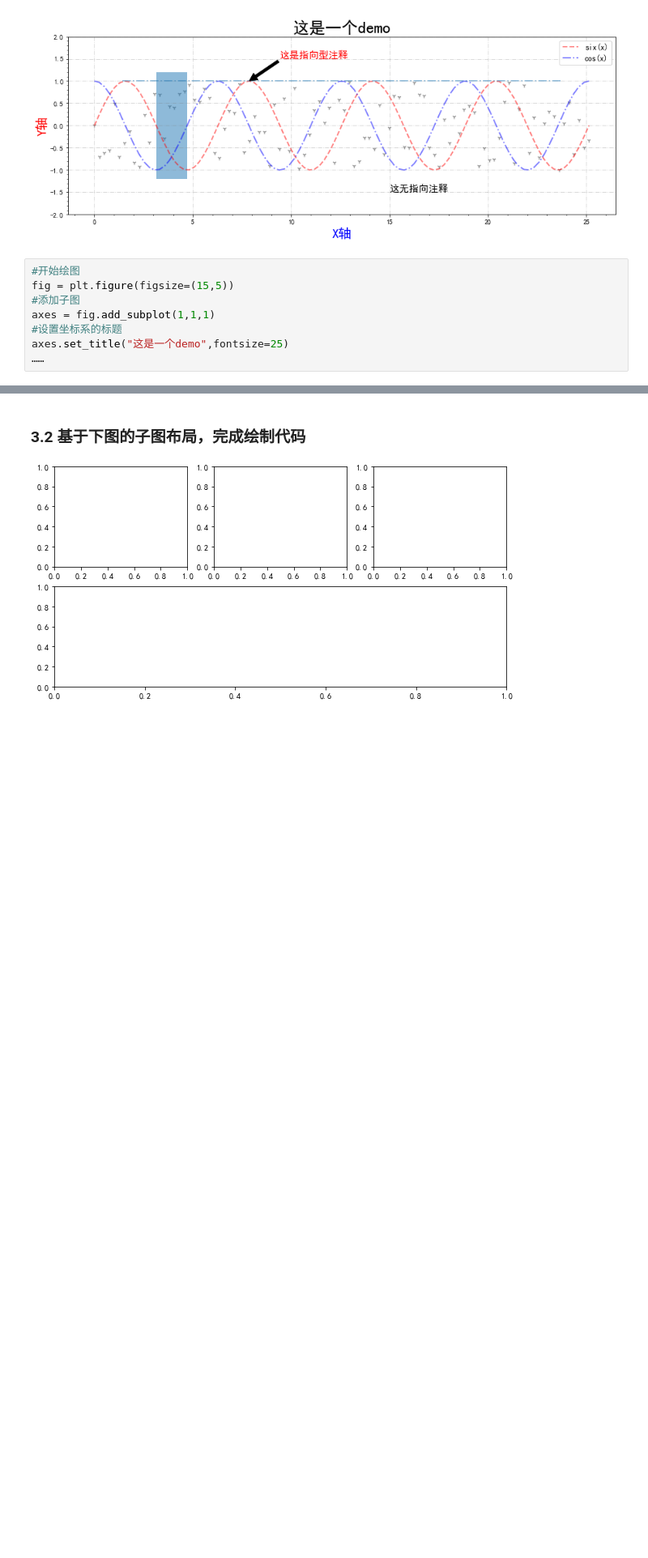
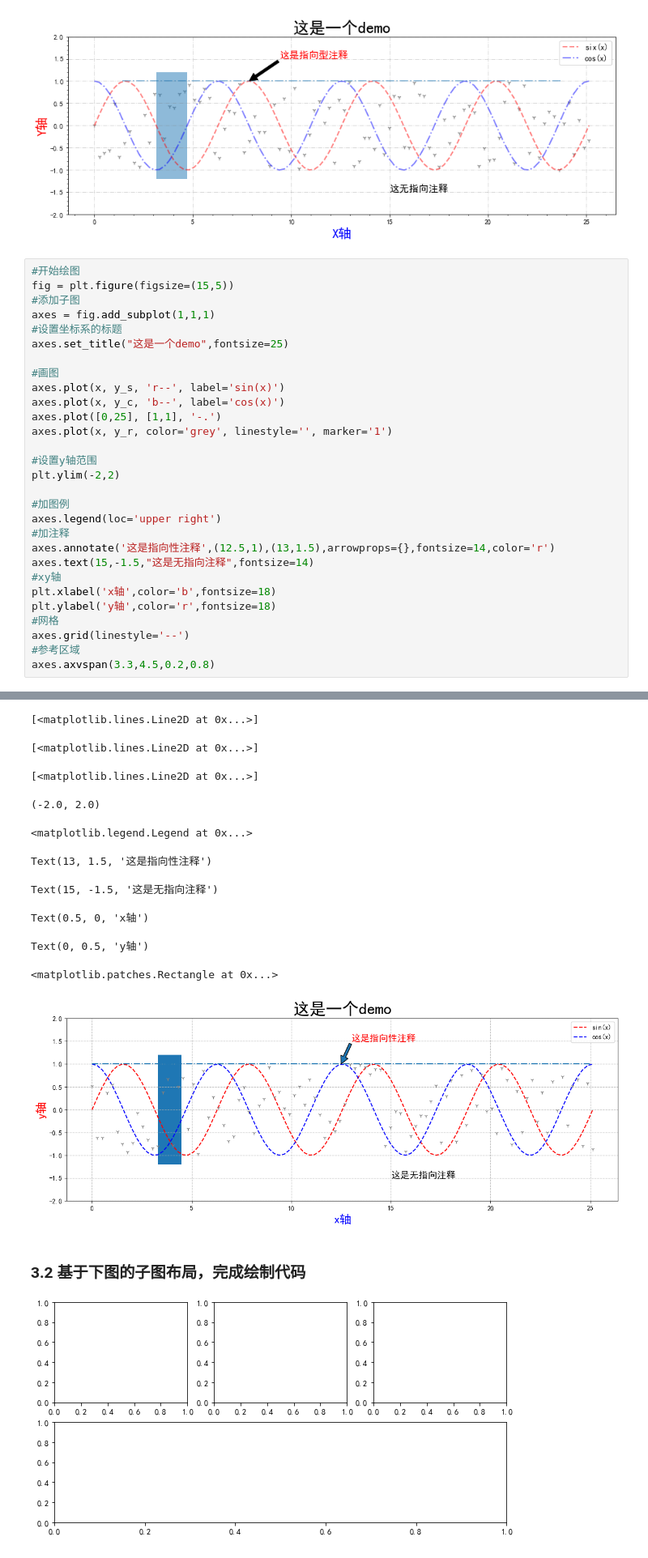
Before and after one commit to LiquMouse/Python-Programming-Homework, a Jupyter notebook: exp8/experiment_8.ipynb, the cells around one changed output, grey strips where cells are left out. Shown: that part at 81% size. Saved outputs shown, nothing was run; the diff lists cells and outputs as text; blank space fills up the shorter version.

```diff
--- a/exp8/experiment_8.ipynb
+++ b/exp8/experiment_8.ipynb
@@ -342,11 +437,33 @@ y_r=(np.random.random(100)-0.5)*2 #随机数
 ### 3.1 根据下图和上面给出的数据，写出绘制代码
 # %% [markdown]
 <img src="embedded-picture-1" />
-# %%
-#开始绘图
-fig = plt.figure(figsize=(15,5))
-#添加子图
-axes = fig.add_subplot(1,1,1)
-#设置坐标系的标题
-axes.set_title("这是一个demo",fontsize=25)
-……
+# %%
+#开始绘图
+fig = plt.figure(figsize=(15,5))
+#添加子图
+axes = fig.add_subplot(1,1,1)
+#设置坐标系的标题
+axes.set_title("这是一个demo",fontsize=25)
+
+#画图
+axes.plot(x, y_s, 'r--', label='sin(x)')
+axes.plot(x, y_c, 'b--', label='cos(x)')
+axes.plot([0,25], [1,1], '-.')
+axes.plot(x, y_r, color='grey', linestyle='', marker='1')
+
+#设置y轴范围
+plt.ylim(-2,2)
+
+#加图例
+axes.legend(loc='upper right')
+#加注释
+axes.annotate('这是指向性注释',(12.5,1),(13,1.5),arrowprops={},fontsize=14,color='r')
+axes.text(15,-1.5,"这是无指向注释",fontsize=14)
+#xy轴
+plt.xlabel('x轴',color='b',fontsize=18)
+plt.ylabel('y轴',color='r',fontsize=18)
+#网格
+axes.grid(linestyle='--')
+#参考区域
+axes.axvspan(3.3,4.5,0.2,0.8)
+# %% [output]
@@ -353,3 +472,14 @@ axes.set_title("这是一个demo",fontsize=25)
+[<matplotlib.lines.Line2D at 0x...>]
+[<matplotlib.lines.Line2D at 0x...>]
+[<matplotlib.lines.Line2D at 0x...>]
+(-2.0, 2.0)
+<matplotlib.legend.Legend at 0x...>
+Text(13, 1.5, '这是指向性注释')
+Text(15, -1.5, '这是无指向注释')
+Text(0.5, 0, 'x轴')
+Text(0, 0.5, 'y轴')
+<matplotlib.patches.Rectangle at 0x...>
+[figure, added]
 # %% [markdown]
 ### 3.2 基于下图的子图布局，完成绘制代码
 <img src="embedded-picture-1">
```
Also changed, not shown: parts of 18 cells of this notebook, 1 other file.
